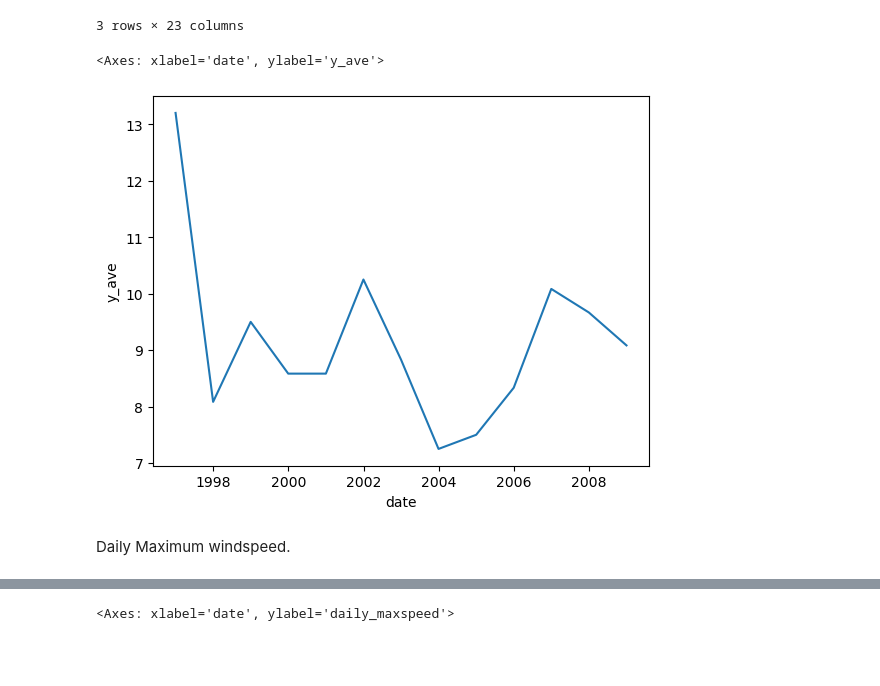
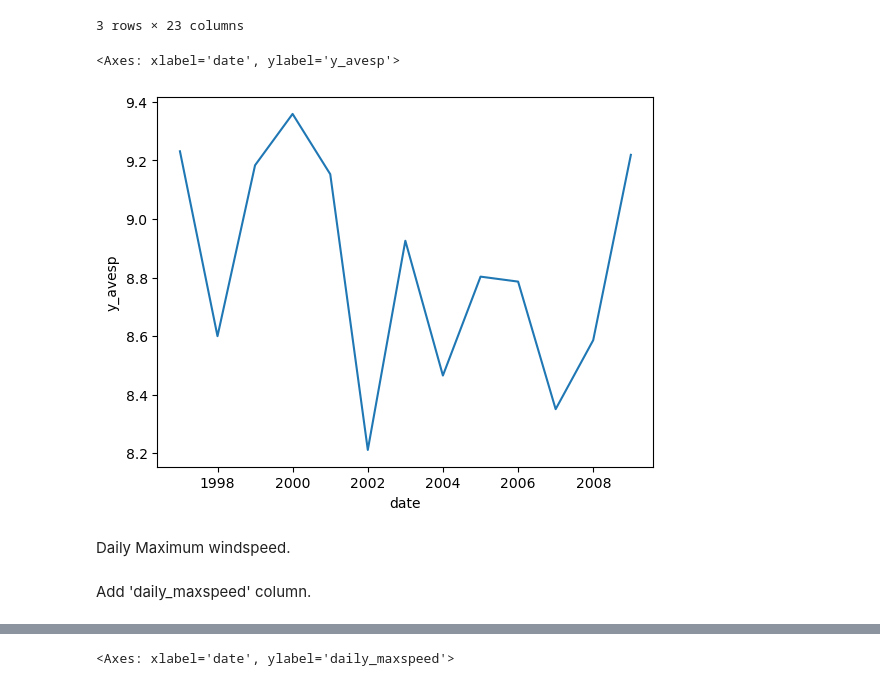
Before and after one commit to PCM11/PFDA---Assignments, a Jupyter notebook: assignment_6_weather.ipynb, the cells around one changed output, grey strips where cells are left out. Saved outputs shown, nothing was run; the diff lists cells and outputs as text; code cells hidden in the pictures; blank space fills up the shorter version.

```diff
--- a/assignment_6_weather.ipynb
+++ b/assignment_6_weather.ipynb
@@ -197,6 +170,5 @@ Add a new ('monthly_av') column.
 # %%
-
 #Create 'monthly_av' column
-df['monthly_av'] = df["temp"].resample("ME").mean()
-df.head(3)
+df['monthly_avtemp'] = df["temp"].resample("ME").mean()
+df['monthly_avtemp']
 # %% [output]
@@ -248,6 +209,2 @@ sns.lineplot(data=df, x='date', y='monthly_av')
 # %% [markdown]
 #### The Windspeed
-# %%
-# Show data
-df = pd.read_csv("https://cli.fusio.net/cli/climate_data/webdata/hly4935.csv", skiprows=23, low_memory=False)
-df.head(3)
@@ -267,6 +213,6 @@ object
 # %%
 # Convert windspeed to floats
-#df['wdsp'] = df['wdsp'].astype(float)
+df['wdsp'] = df['wdsp'].astype(float)
 # %% [markdown]
 Calculate average windspeed
 # %%
@@ -275,6 +223,4 @@ Calculate average windspeed
 # %%
-# Yearly average
-#y_ave =  df['wdsp'].resample('YE').mean()
-
 # Create 'y_ave' column
-#df['y_ave'] = df['wdsp'].resample('YE').mean()
+df['y_avesp'] = df['wdsp'].resample('YE').mean()
+df['y_avesp']
@@ -296,9 +254,9 @@ df.head(3)
 3 rows × 23 columns
 # %%
 # Plot
-sns.lineplot(data=df, x='date', y='y_ave')
+sns.lineplot(data=df, x='date', y='y_avesp')
 # %% [output]
-<Axes: xlabel='date', ylabel='y_ave'>
+<Axes: xlabel='date', ylabel='y_avesp'>
-[figure, old version]
+[figure, new version]
 # %% [markdown]
 Daily Maximum windspeed.
@@ -305 +266,3 @@ Daily Maximum windspeed.
+# %% [markdown]
+Add 'daily_maxspeed' column.
 # %%
```
Also changed, not shown: parts of 43 cells of this notebook, 5 other files.
